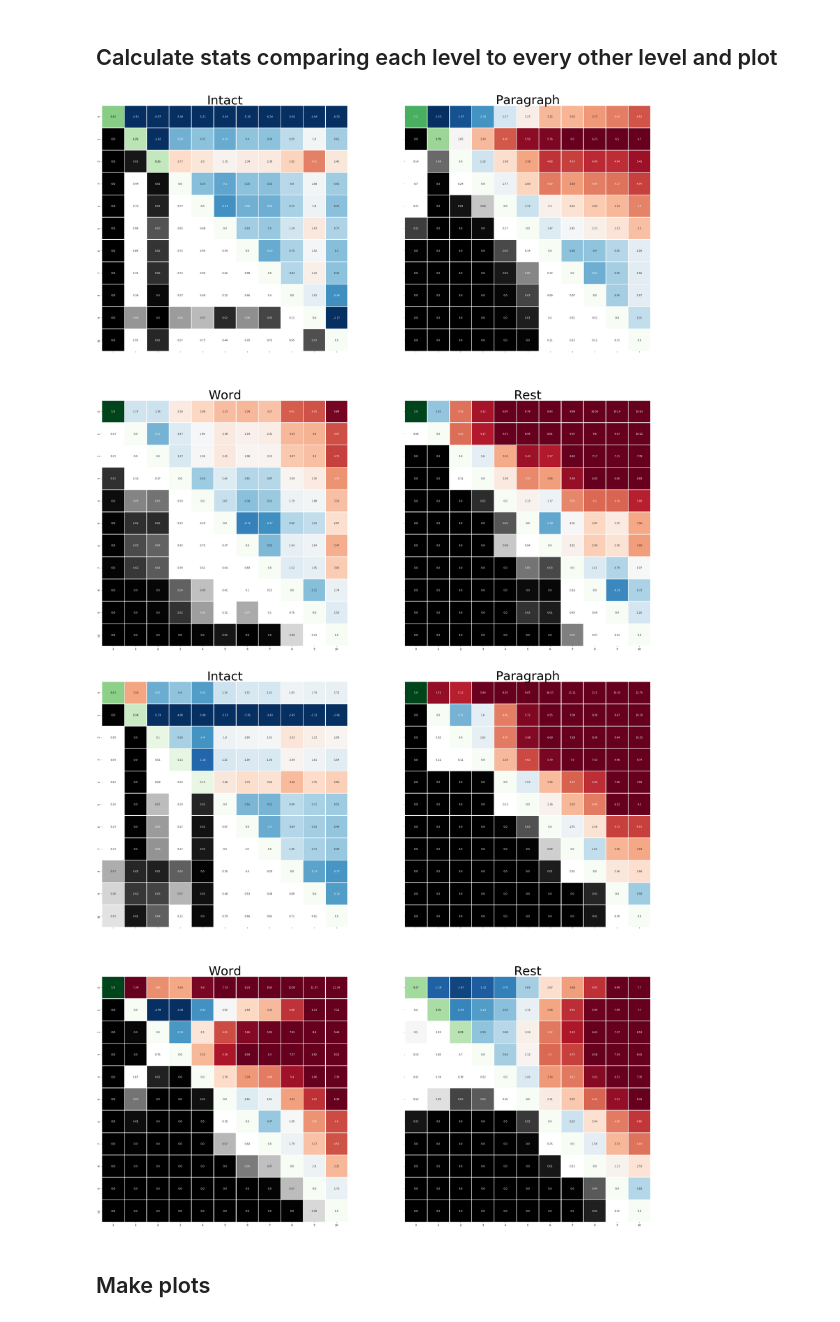
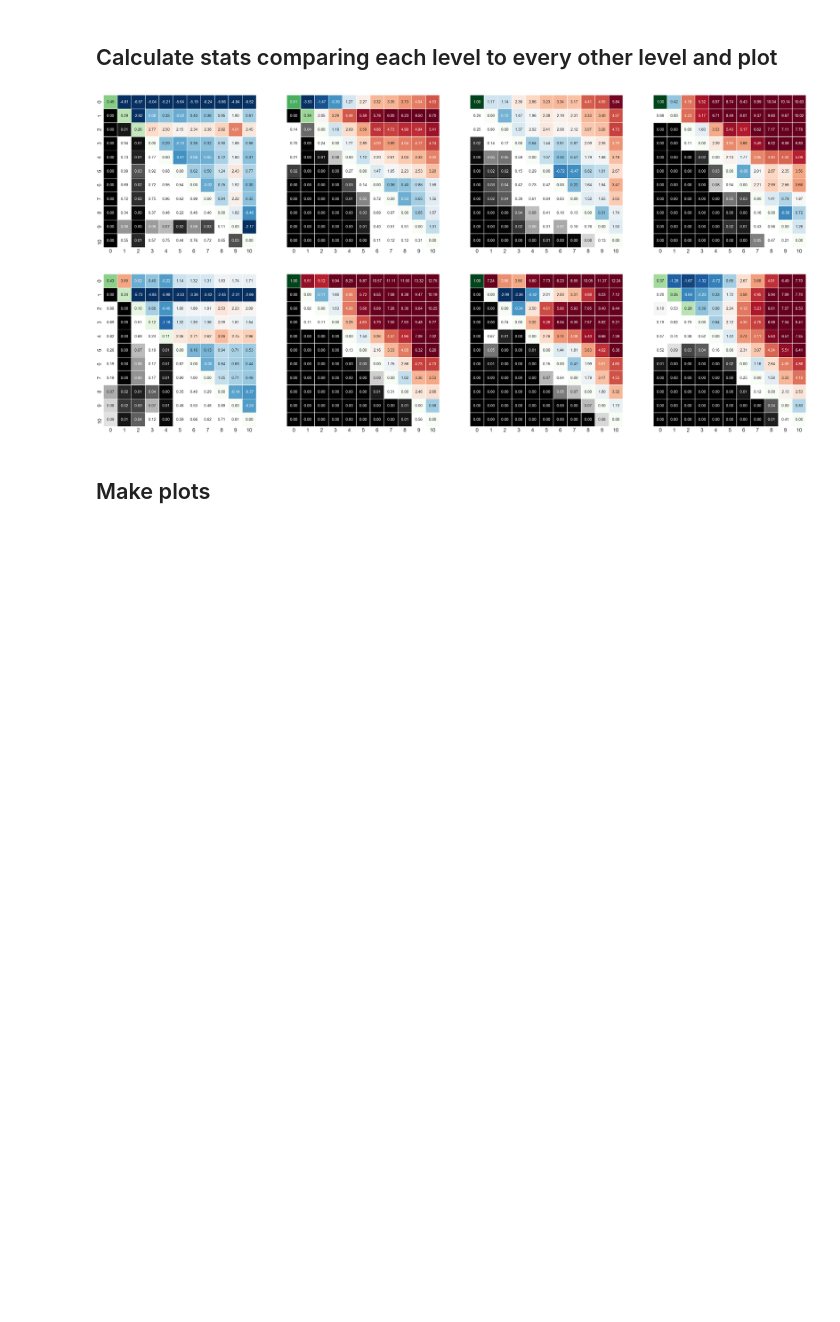
Before and after one commit to ContextLab/timecorr-paper, a Jupyter notebook: code/notebooks/decode_levels.ipynb, the cells around one changed output. Drawn from its saved outputs; the diff is of its cells as text; code cells hidden in the pictures; blank space fills up the shorter version.

Commit message:
horizontal heatmap

```diff
--- a/code/notebooks/decode_levels.ipynb
+++ b/code/notebooks/decode_levels.ipynb
@@ -39,9 +39,9 @@ def grouped_lineplot(df, x, y, hue, plot_marker=False, ymin=0, ymax=1, title=Non
             pd_df = df[df['Condition']==pc]
             max_level = pd_df.groupby('Level').mean()[y]
             if type(plot_marker) is list:
-                plt.plot(plot_marker[e], max_level[plot_marker[e]], marker='o', color='r', markersize=20)
+                plt.plot(plot_marker[e], max_level[plot_marker[e]], marker='o', color=sns.color_palette("cubehelix")[color_order[e]], markersize=22)
             else:
-                plt.plot(max_level.argmax(), max_level[max_level.argmax()], marker='o', color='r', markersize=20)
+                plt.plot(max_level.argmax(), max_level[max_level.argmax()], marker='o', fillstyle='none', color=sns.color_palette("cubehelix")[color_order[e]], markersize=22)
 
     if sig_lines:
         for e, pc in enumerate(pieman_cs):
@@ -60,9 +60,8 @@ def grouped_lineplot(df, x, y, hue, plot_marker=False, ymin=0, ymax=1, title=Non
 
             greater_ind = out_arr = np.logical_and(max_level>max_level.mean(), p_array<=.05)
             less_ind = out_arr = np.logical_and(max_level<max_level.mean(), p_array<=.05)
-
-            plt.plot(np.arange(0,11,1)[greater_ind[0]], max_level[greater_ind[0]], marker=r'$\uparrow$', linestyle = 'None', color=sns.color_palette("cubehelix")[color_order[e]], markersize=14)
-            plt.plot(np.arange(0,11,1)[less_ind[0]], max_level[less_ind[0]], marker=r'$\downarrow$', linestyle = 'None', color=sns.color_palette("cubehelix")[color_order[e]], markersize=14)
+            plt.plot(np.arange(0,11,1)[greater_ind[0]], max_level[greater_ind[0]], marker='v', linestyle = 'None', color=sns.color_palette("cubehelix")[color_order[e]], markersize=14)
+            plt.plot(np.arange(0,11,1)[less_ind[0]], max_level[less_ind[0]], marker='^', linestyle = 'None', color=sns.color_palette("cubehelix")[color_order[e]], markersize=14)
 
     l = ax.legend(handles,labels, loc='center left', bbox_to_anchor=(1.00, .65), ncol=1,fontsize=24)
     l._legend_box.align = "center"
@@ -392,6 +391,7 @@ lev_perms = list(range(11))
 lev_perms
 stat_dict = {}
 
+sns.set(font_scale=3)
 
 split_by = 'Reduction'
 
@@ -399,7 +399,7 @@ for i in eval(split_by + '_type'):
 
     t_array = np.zeros((11, 11, 4))
 
-    fig, axn = plt.subplots(2, 2, sharex=True, sharey=True, figsize=(40,40))
+    fig, axn = plt.subplots(1, 4, sharex=True, sharey=True, figsize=(80,20))
 
 
     for e, ax in enumerate(axn.flat):
@@ -415,40 +415,41 @@ for i in eval(split_by + '_type'):
 
             t_array[pair[0], pair[1], e] = t.statistic
             t_array[pair[1], pair[0], e] = t.pvalue
 
         temp_diag = weight_melt[(weight_melt['Reduction'] == i) & (weight_melt['Condition'] == c)]
         no_pad = temp_diag['Weights'].values
         with_pad = np.pad(no_pad, (0, 11 - len(no_pad)%1), 'constant')
 
         np.fill_diagonal(t_array[:, :, e], with_pad)
 
         #fig, ax = plt.subplots(figsize=(10,10))
         arr_name = ['0', '1', '2', '3', '4', '5', '6', '7', '8', '9', '10']
         data = t_array[:, :, e]
         df = pd.DataFrame(data, columns=arr_name)
 
         labels = df
         labels = labels.round(2)
         labels = labels.replace(np.nan,' ', regex=True)
 
         mask = np.triu(np.ones(df.shape)).astype(np.bool)
 
-        sns.heatmap(df, mask=mask, cmap='binary_r',annot=labels,cbar=False, fmt='', square=True, linewidths=1.5, vmin=0, vmax=.1, ax=ax)
-
+        sns.heatmap(df, mask=mask, cmap='binary_r',annot=labels, annot_kws={"size": 24},cbar=False, fmt='.2f', square=True, linewidths=1.5, vmin=0, vmax=.1, ax=ax)
 
         mask = np.ones((11, 11))-mask
-        sns.heatmap(df, mask=mask, cmap='RdBu_r',annot=labels,cbar=False, fmt='', vmin=-2, vmax=6, linewidths=1.5, ax=ax)
+        sns.heatmap(df, mask=mask, cmap='RdBu_r',annot=labels, annot_kws={"size": 24},cbar=False, fmt='.2f', vmin=-2, vmax=6, linewidths=1.5, ax=ax)
         full_sq = np.ones((11,11))
         np.fill_diagonal(full_sq, 0)
-        sns.heatmap(df, mask=full_sq.astype(np.bool), cmap='Greens',annot=labels,cbar=False, fmt='', vmin=0, vmax=1, linewidths=1.5, ax=ax)
-        ax.set_title(c.capitalize(), fontsize=50)
+        sns.heatmap(df, mask=full_sq.astype(np.bool), cmap='Greens',annot=labels, annot_kws={"size": 24},cbar=False, fmt='.2f', vmin=0, vmax=1, linewidths=1.5, ax=ax)
+        #ax.set_title(c.capitalize(), fontsize=50)
+        #ax.set_xticklabels(fontsize = 16)
+
 
     outfile = os.path.join(figdir, 'stats_heatmaps_' + i + '.pdf')
     plt.savefig(outfile)
     plt.show()
 # %% [output]
-[figure, old version]
+[figure, new version]
-[figure, old version]
+[figure, new version]
 # %% [markdown]
 ## Make plots
 # %%
```
Also changed, not shown: parts of 3 cells of this notebook, 10 other files.
